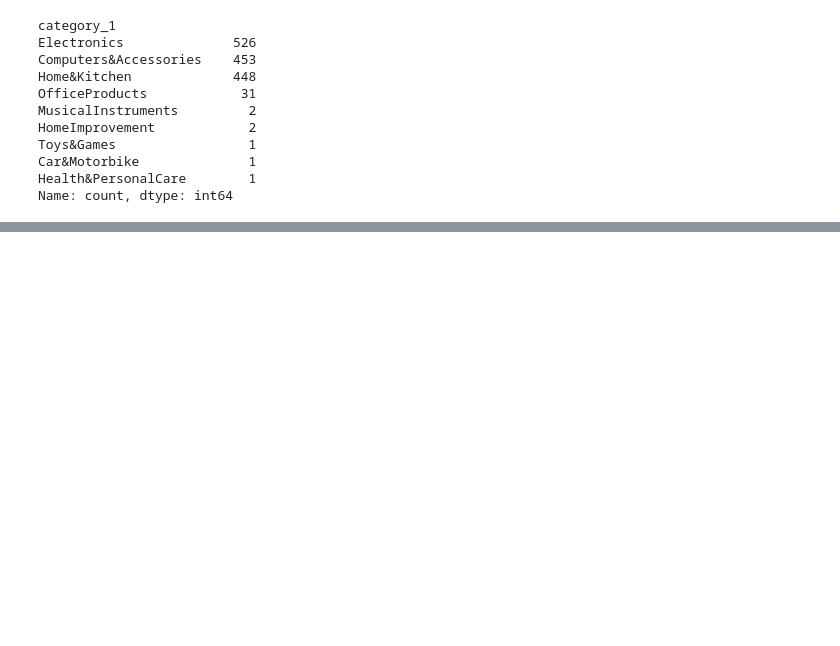
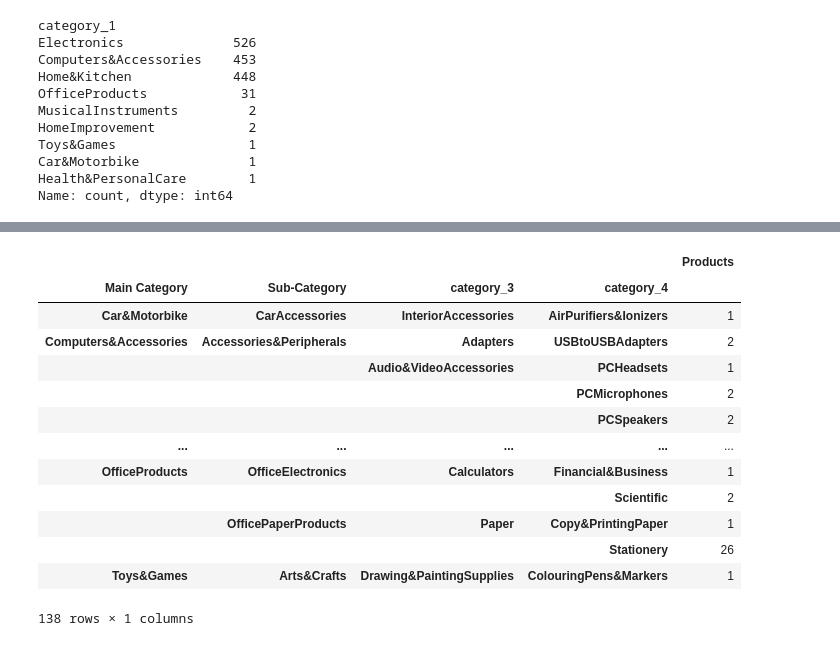
Before and after one commit to Enlightenus/Amazon_sales_analysis, a Jupyter notebook: amazon_analysis.ipynb, the cells around one changed output, grey strips where cells are left out. Saved outputs shown, nothing was run; the diff lists cells and outputs as text; code cells hidden in the pictures; blank space fills up the shorter version.

```diff
--- a/amazon_analysis.ipynb
+++ b/amazon_analysis.ipynb
@@ -245,3 +245,22 @@ df_user_split.head()
 | 2 | AGU3BBQ2V2DDAMOAKGFAWDDQ6QHA | AESFLDV2PT363T2AQLWQOWZ4N3OA | AHTPQRIMGUD4BYR5YIHBH3CCGEFQ | AEUVWXYP5LT7PZLLZENEO2NODPBQ | AHC7MPW55DOO6WNCOQVA2VHOD26A | AFDI6FRPFBTNBG7BAEB7JDJSMKDQ | AFQKCEEEKXCOHTDG4WUN3XPPHJQQ | AHKUUFNMBZIDLSSPA4FEHIO2EC7Q |
 | 3 | AEWAZDZZJLQUYVOVGBEUKSLXHQ5A | AG5HTSFRRE6NL3M5SGCUQBP7YSCA | AH725ST5NW2Y4JZPKUNTIJCUK2BA | AHV3TXIFCJPMS4D5JATCEUR266MQ | AGWIGDEMFIIUAOXYY2QATNBSUGHA | AFSTSLQUV4EVEXWKBOLEFHL2H5YQ | AGAKDNBHY2FKX7I4ACRGILU7QL7A | AFNWJUWJRHCC6HN52KMG5AKZY37Q |
 | 4 | AE3Q6KSUK5P75D5HFYHCRAOLODSA | AFUGIFH5ZAFXRDSZHM4QB2KPKFUQ | AFK4NJOLFSJGWLOJIUIAROJF6YVA | AFUOTYRFUXVPEBGIXVZZ7DR3CZUA | AFDLRSXKDZ6U3U3KD46SQLFGZQRA | AH5VLM66SIK7J3IRG4NY7XVOQ55A | AE3MQNNHHLUHXURL5S7IAR7JTGNQ | AFSEOFZY67MYC7UAJU264Z5NFTLA |
+# %%
+main = df_op[['category_1', 'category_2', 'category_3', 'category_4','product_id']].rename(columns={'category_1' :'Main Category', 'category_2' : 'Sub-Category', 'product_id':'Products'})
+product_by_cat = pd.pivot_table(main, index=['Main Category', 'Sub-Category','category_3', 'category_4'], aggfunc='count')
+product_by_cat
+# %% [output]
+|  |  |  |  | Products |
+| Main Category | Sub-Category | category_3 | category_4 |  |
+| Car&Motorbike | CarAccessories | InteriorAccessories | AirPurifiers&Ionizers | 1 |
+| Computers&Accessories | Accessories&Peripherals | Adapters | USBtoUSBAdapters | 2 |
+|  |  | Audio&VideoAccessories | PCHeadsets | 1 |
+|  |  |  | PCMicrophones | 2 |
+|  |  |  | PCSpeakers | 2 |
+| ... | ... | ... | ... | ... |
+| OfficeProducts | OfficeElectronics | Calculators | Financial&Business | 1 |
+|  |  |  | Scientific | 2 |
+|  | OfficePaperProducts | Paper | Copy&PrintingPaper | 1 |
+|  |  |  | Stationery | 26 |
+| Toys&Games | Arts&Crafts | Drawing&PaintingSupplies | ColouringPens&Markers | 1 |
+138 rows × 1 columns
```
Also changed, not shown: parts of 4 cells of this notebook.
